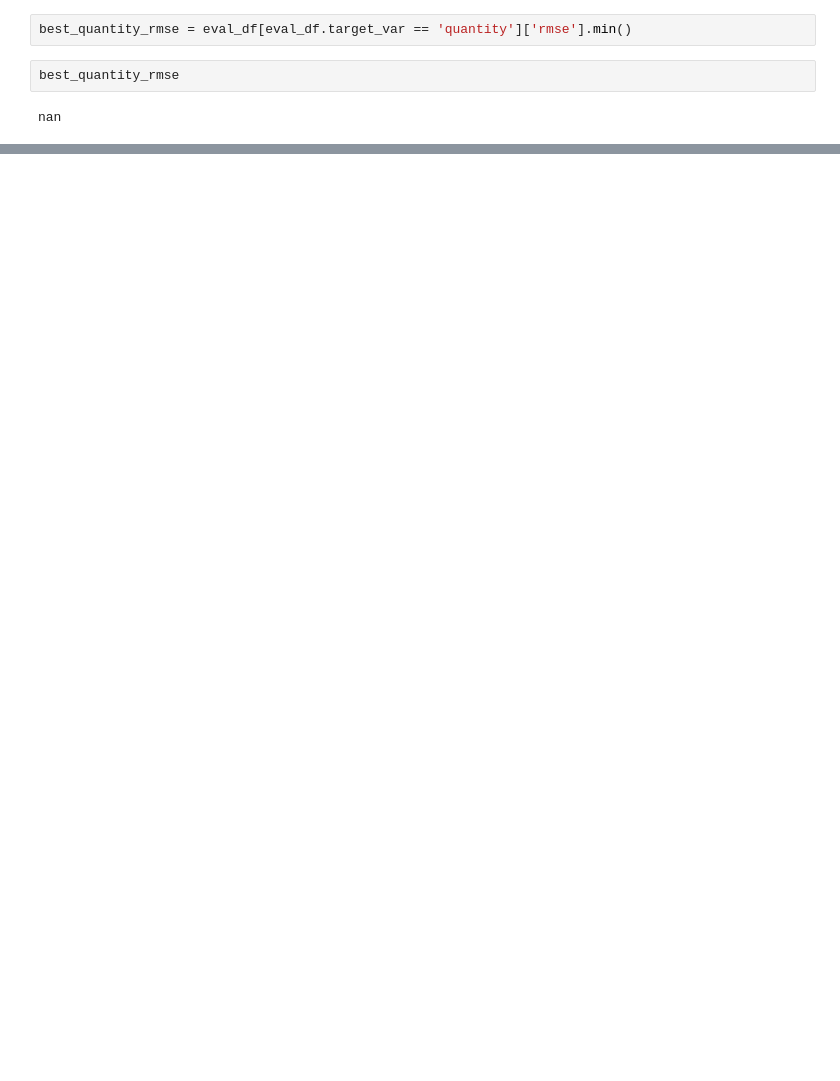
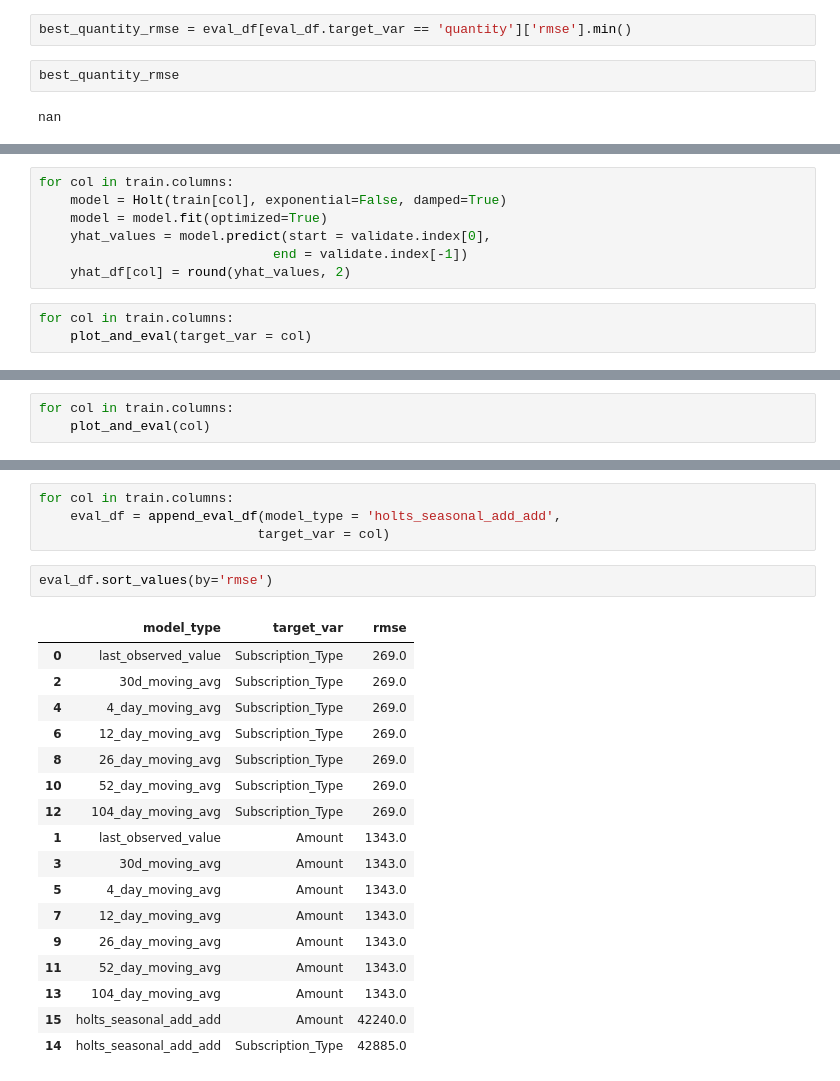
Before and after one commit to jacobpanyathong1/time-series-exercises, a Jupyter notebook: modeling_exercises.ipynb, the cells around one changed output, grey strips where cells are left out. Drawn from its saved outputs; the diff is of its cells as text; blank space fills up the shorter version.

Commit message:
modeling exercises

```diff
--- a/modeling_exercises.ipynb
+++ b/modeling_exercises.ipynb
@@ -350,0 +393,10 @@ nan
+# %%
+for col in train.columns:
+    model = Holt(train[col], exponential=False, damped=True)
+    model = model.fit(optimized=True)
+    yhat_values = model.predict(start = validate.index[0],
+                              end = validate.index[-1])
+    yhat_df[col] = round(yhat_values, 2)
+# %%
+for col in train.columns:
+    plot_and_eval(target_var = col)
@@ -350,0 +490,3 @@ nan
+# %%
+for col in train.columns:
+    plot_and_eval(col)
@@ -350,0 +516,24 @@ nan
+# %%
+for col in train.columns:
+    eval_df = append_eval_df(model_type = 'holts_seasonal_add_add',
+                            target_var = col)
+# %%
+eval_df.sort_values(by='rmse')
+# %% [output]
+|  | model_type | target_var | rmse |
+| 0 | last_observed_value | Subscription_Type | 269.0 |
+| 2 | 30d_moving_avg | Subscription_Type | 269.0 |
+| 4 | 4_day_moving_avg | Subscription_Type | 269.0 |
+| 6 | 12_day_moving_avg | Subscription_Type | 269.0 |
+| 8 | 26_day_moving_avg | Subscription_Type | 269.0 |
+| 10 | 52_day_moving_avg | Subscription_Type | 269.0 |
+| 12 | 104_day_moving_avg | Subscription_Type | 269.0 |
+| 1 | last_observed_value | Amount | 1343.0 |
+| 3 | 30d_moving_avg | Amount | 1343.0 |
+| 5 | 4_day_moving_avg | Amount | 1343.0 |
+| 7 | 12_day_moving_avg | Amount | 1343.0 |
+| 9 | 26_day_moving_avg | Amount | 1343.0 |
+| 11 | 52_day_moving_avg | Amount | 1343.0 |
+| 13 | 104_day_moving_avg | Amount | 1343.0 |
+| 15 | holts_seasonal_add_add | Amount | 42240.0 |
+| 14 | holts_seasonal_add_add | Subscription_Type | 42885.0 |
```
Also changed, not shown: parts of 43 cells of this notebook.
